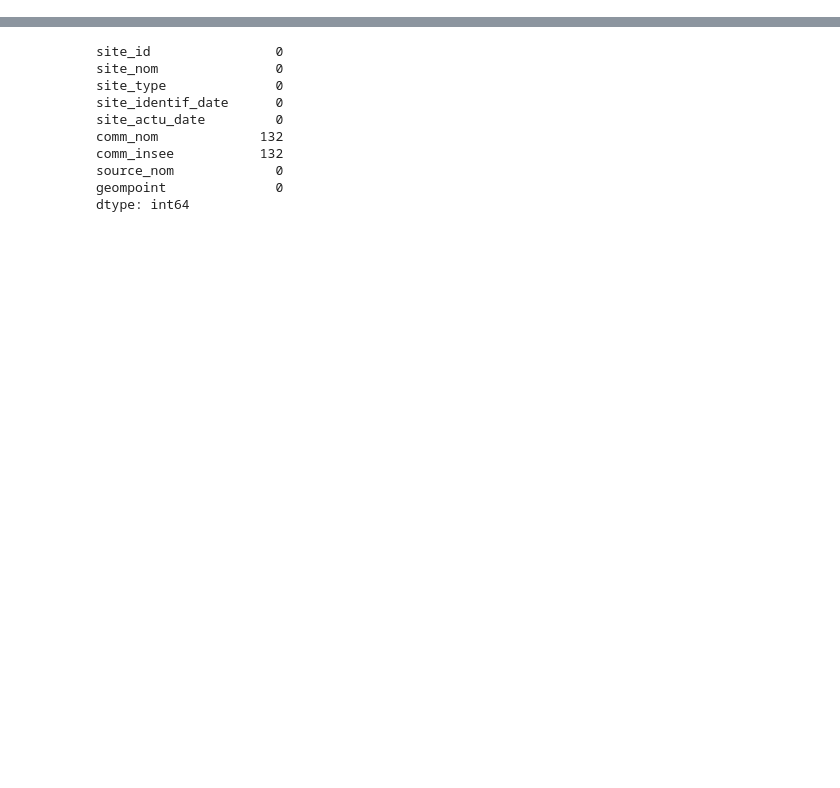
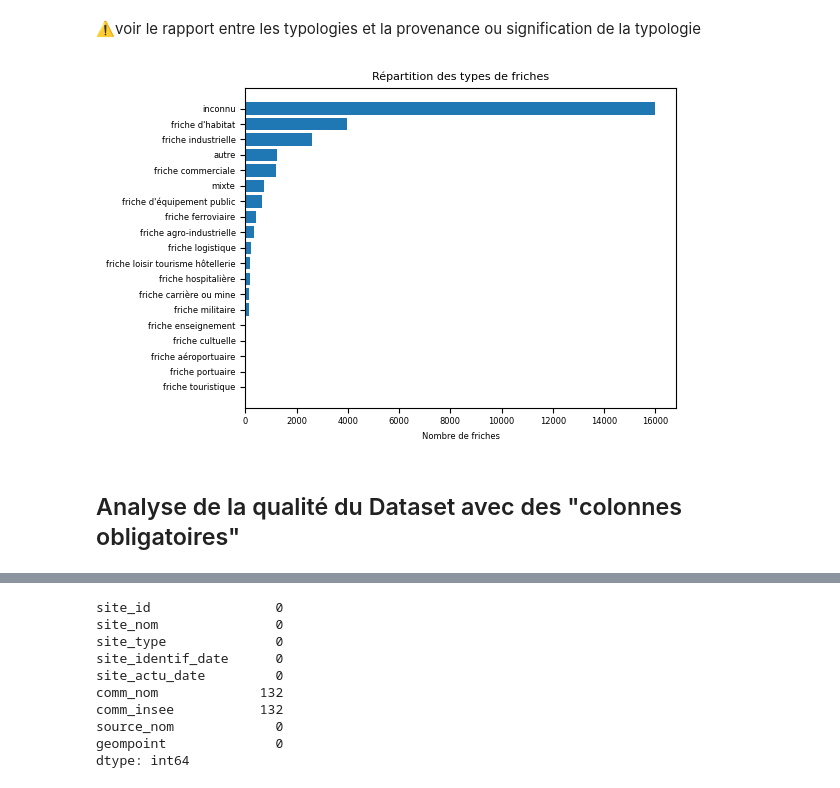
Before and after one commit to Hagatiana/cartofriches, a Jupyter notebook: friches.ipynb, the cells around one changed output, grey strips where cells are left out. Drawn from its saved outputs; the diff is of its cells as text; code cells hidden in the pictures; blank space fills up the shorter version.

```diff
--- a/friches.ipynb
+++ b/friches.ipynb
@@ -45 +210,20 @@ print(df.columns.tolist())
+# %% [markdown]
+⚠️voir le rapport entre les typologies et la provenance ou signification de la typologie
+# %%
+# Comptage des catégories sans 'inconnu'
+site_counts = df["site_type"].value_counts()
+site_counts = site_counts.sort_values(ascending=True)
+
+plt.figure(figsize=(6, 4))
+plt.barh(site_counts.index, site_counts.values)
+plt.xlabel("Nombre de friches", fontsize=6)
+plt.title("Répartition des types de friches", fontsize=8)
+plt.xticks(fontsize=6)
+plt.yticks(fontsize=6)
+plt.tight_layout()
+plt.show()
+# %% [output]
+[figure, added]
+# %% [markdown]
+## Analyse  de la qualité du Dataset avec des "colonnes obligatoires"
 # %%
```
Also changed, not shown: parts of 27 cells of this notebook.
